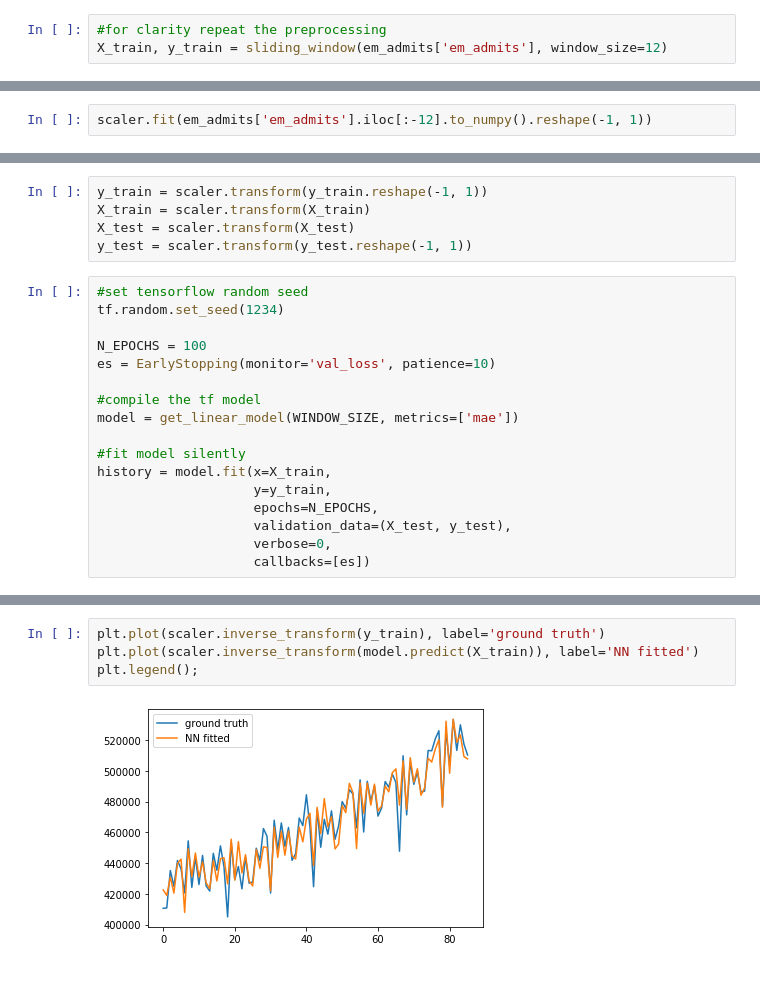
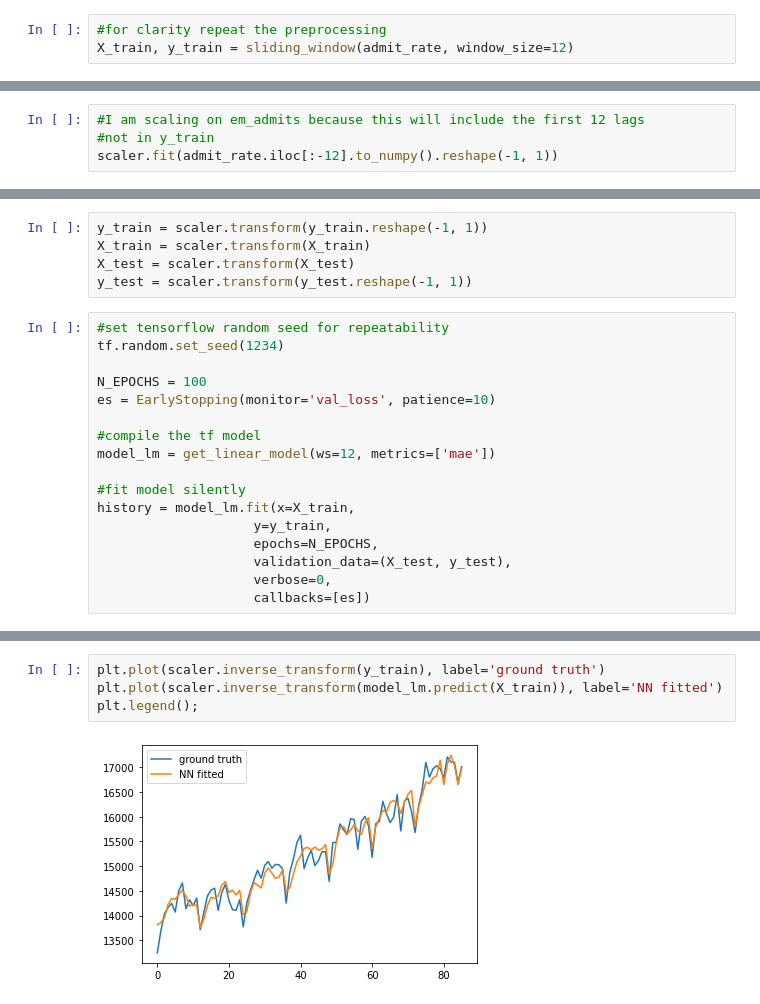
Before and after one commit to health-data-science-OR/forecasting, a Jupyter notebook: autoregression/autoregression2.ipynb, the cells around one changed output, grey strips where cells are left out. Saved outputs shown, nothing was run; the diff lists cells and outputs as text.

```diff
--- a/autoregression/autoregression2.ipynb
+++ b/autoregression/autoregression2.ipynb
@@ -530,6 +558,6 @@ train.plot(figsize=(12,4))
 # %%
 #for clarity repeat the preprocessing
-X_train, y_train = sliding_window(em_admits['em_admits'], window_size=12)
+X_train, y_train = sliding_window(admit_rate, window_size=12)
 # %%
 test_length = 12
 X_train, y_train = X_train[:len(X_train) - 12], y_train[:len(X_train) - 12]
@@ -538,5 +566,3 @@ X_test, y_test = X_train[len(X_train) - 12:], y_train[len(X_train) - 12:]
 from sklearn.preprocessing import MinMaxScaler
 # %%
 scaler = MinMaxScaler(feature_range=(-1, 1))
-# %%
-scaler.fit(em_admits['em_admits'].iloc[:-12].to_numpy().reshape(-1, 1))
@@ -544,0 +569,4 @@ MinMaxScaler(feature_range=(-1, 1))
+# %%
+#I am scaling on em_admits because this will include the first 12 lags
+#not in y_train
+scaler.fit(admit_rate.iloc[:-12].to_numpy().reshape(-1, 1))
@@ -548,17 +578,17 @@ X_train = scaler.transform(X_train)
 X_test = scaler.transform(X_test)
 y_test = scaler.transform(y_test.reshape(-1, 1))
 # %%
-#set tensorflow random seed
+#set tensorflow random seed for repeatability
 tf.random.set_seed(1234)
 
 N_EPOCHS = 100
 es = EarlyStopping(monitor='val_loss', patience=10)
 
 #compile the tf model
-model = get_linear_model(WINDOW_SIZE, metrics=['mae'])
+model_lm = get_linear_model(ws=12, metrics=['mae'])
 
 #fit model silently
-history = model.fit(x=X_train,
+history = model_lm.fit(x=X_train,
                     y=y_train,
                     epochs=N_EPOCHS,
                     validation_data=(X_test, y_test),
@@ -574,7 +604,7 @@ plt.legend()
 # %%
 plt.plot(scaler.inverse_transform(y_train), label='ground truth')
-plt.plot(scaler.inverse_transform(model.predict(X_train)), label='NN fitted')
+plt.plot(scaler.inverse_transform(model_lm.predict(X_train)), label='NN fitted')
 plt.legend();
 # %% [output]
-[figure, old version]
+[figure, new version]
 # %%
```
Also changed, not shown: parts of 35 cells of this notebook, 50 other files.
